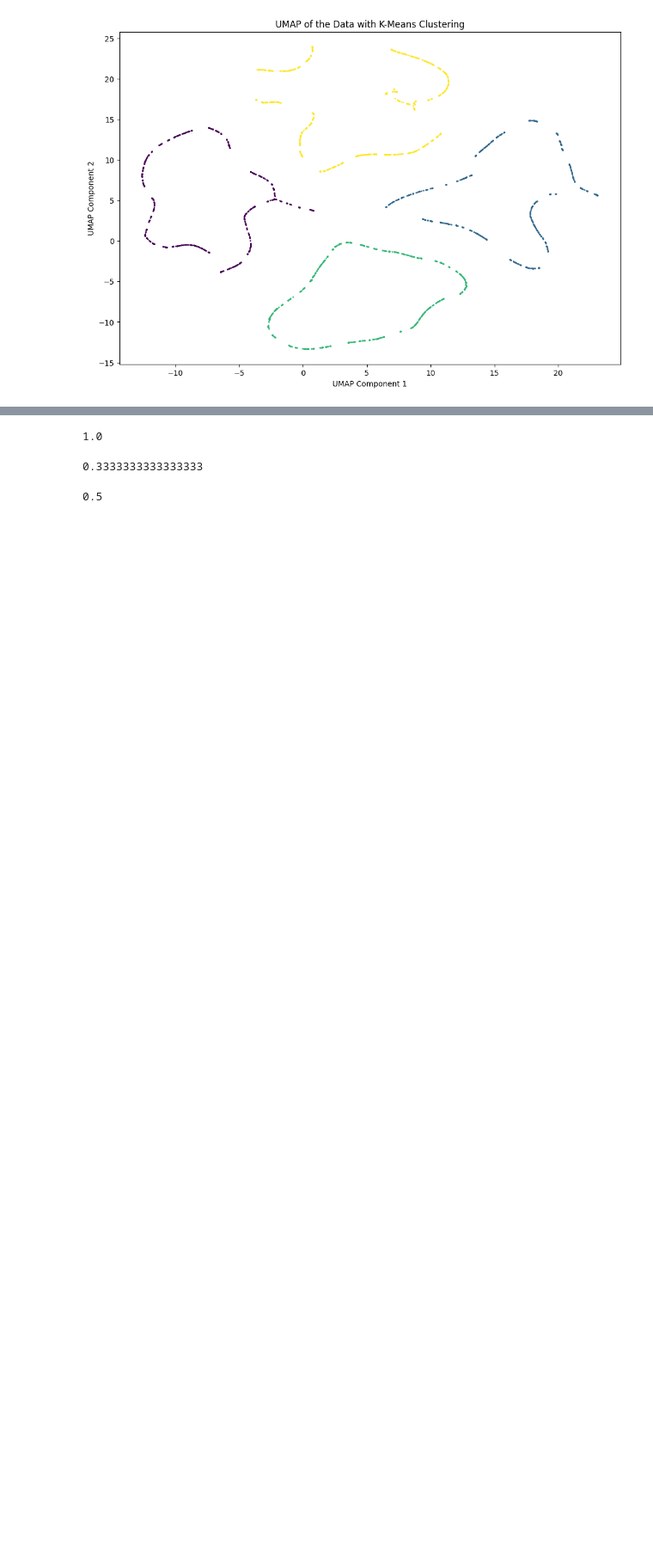
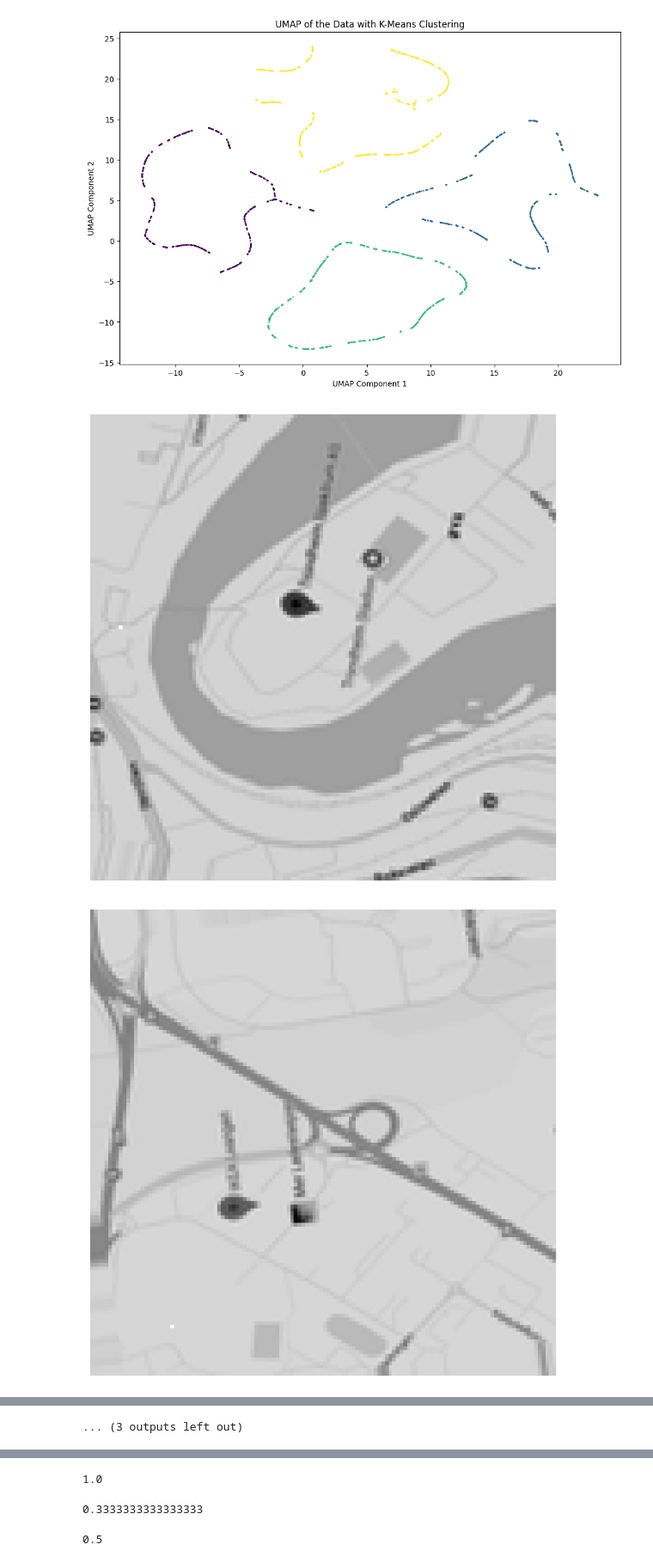
Before and after one commit to Ksund02/Machine-Learning-Project, a Jupyter notebook: Assignment2/Chapter_2.ipynb, the cells around one changed output, grey strips where cells are left out. Shown at 86% size. Saved outputs shown, nothing was run; the diff lists cells and outputs as text; code cells hidden in the pictures; blank space fills up the shorter version.

```diff
--- a/Assignment2/Chapter_2.ipynb
+++ b/Assignment2/Chapter_2.ipynb
@@ -416,3 +426,17 @@ plt.title('UMAP of the Data with K-Means Clustering')
 plt.show()
 # %% [output]
 [figure]
+# %%
+data2 = pd.read_csv('unsupervised_data.csv')
+reordered_data = sorted(data2.columns, key=lambda x: int(x.split('_')[1]))
+data2 = data2.reindex(reordered_data, axis=1)
+reshaped_data = data2.values.reshape(-1, 128, 128)
+
+for i in range(15):
+    plt.figure(figsize=(12, 8))
+    plt.imshow(reshaped_data[i], cmap='gray')
+    plt.axis('off')
+    plt.show()
+# %% [output]
+[figure, added]
+[figure, added]
@@ -418,0 +453 @@ plt.show()
+... (3 outputs left out)
```
Also changed, not shown: parts of 7 cells of this notebook.
